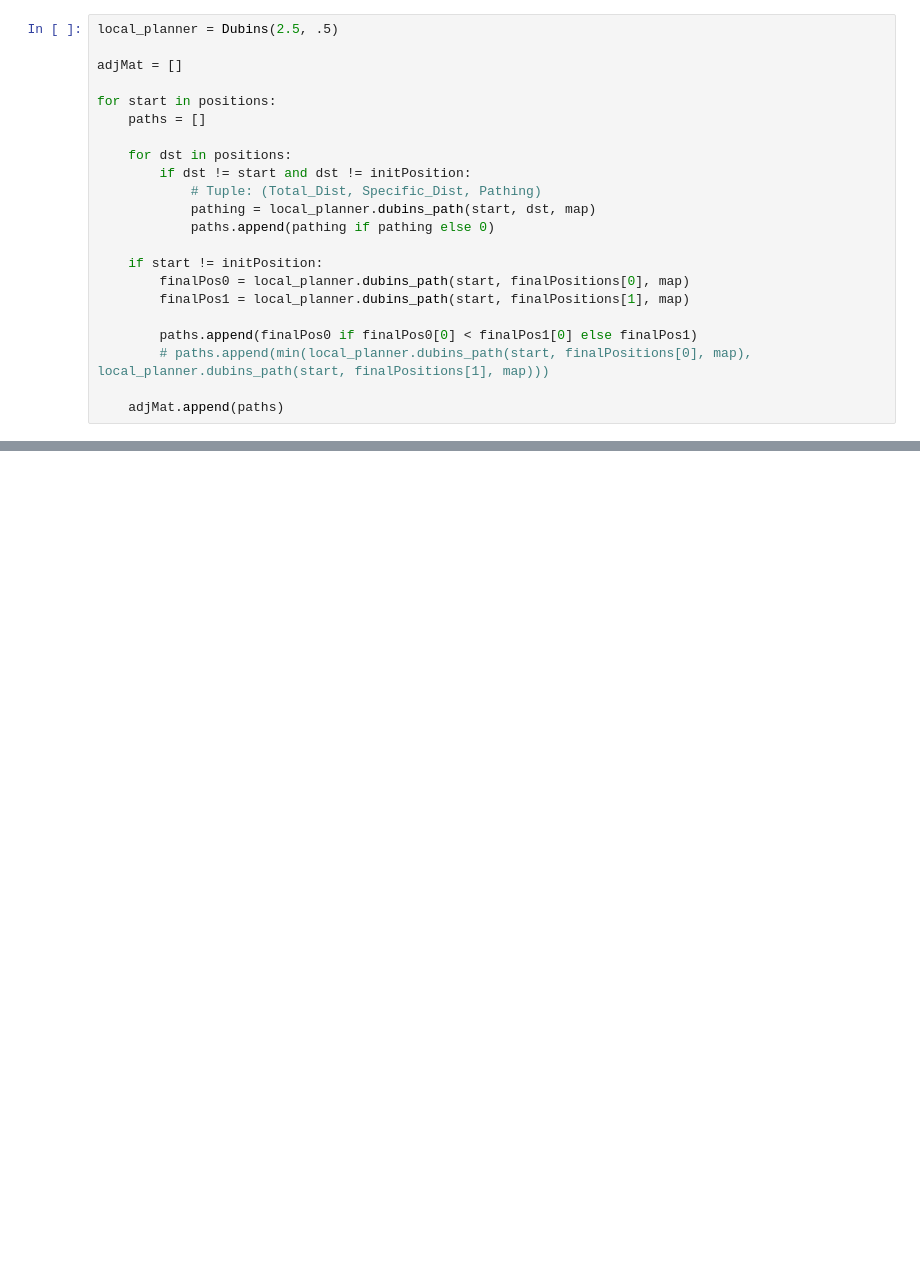
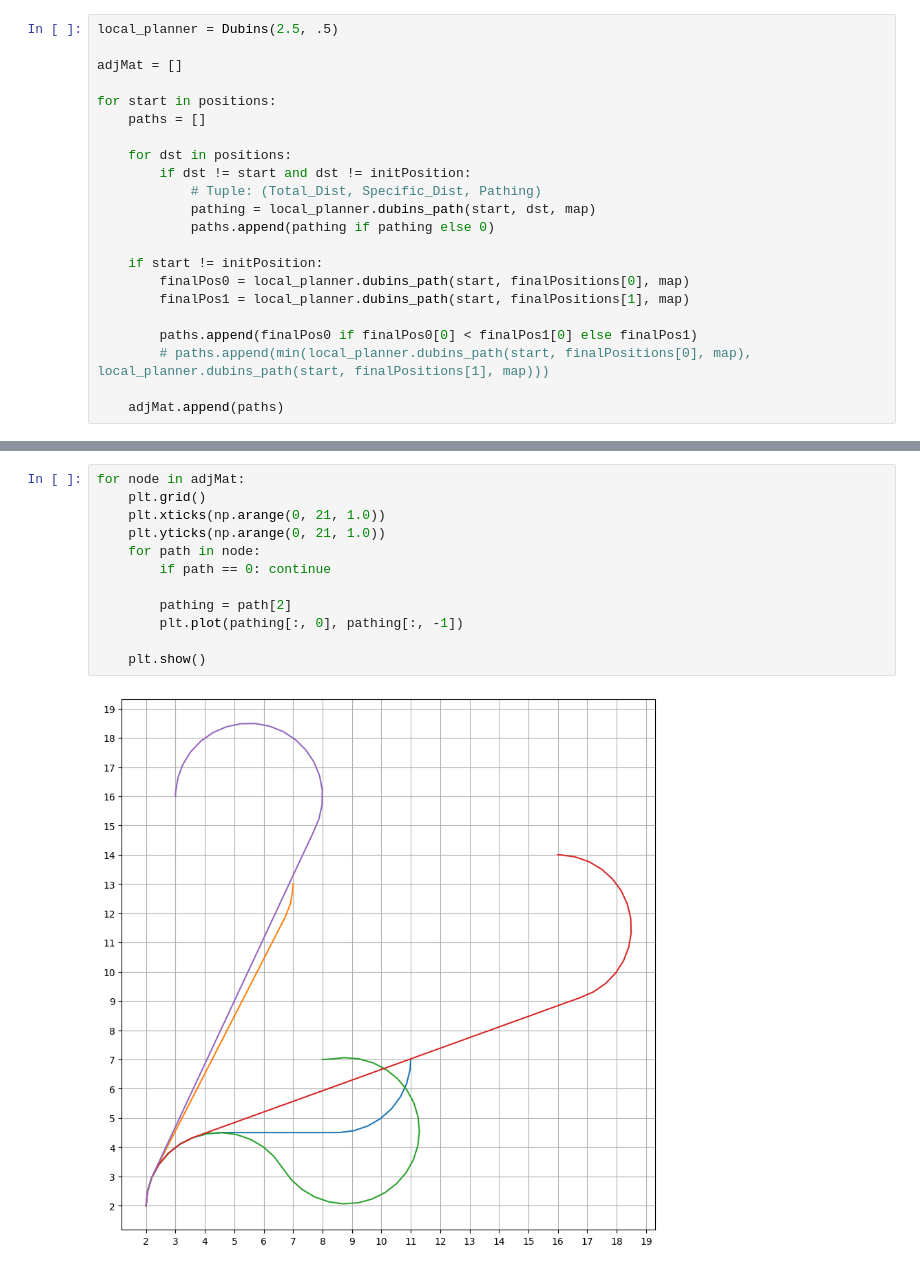
Before and after one commit to SleepHan/SC2079-MDP, a Jupyter notebook: Python/Dubins/RRT-Dubins.ipynb, the cells around one changed output, grey strips where cells are left out. Drawn from its saved outputs; the diff is of its cells as text; blank space fills up the shorter version.

```diff
--- a/Python/Dubins/RRT-Dubins.ipynb
+++ b/Python/Dubins/RRT-Dubins.ipynb
@@ -198,0 +196,14 @@ TypeError: 'int' object is not subscriptable
+# %%
+for node in adjMat:
+    plt.grid()
+    plt.xticks(np.arange(0, 21, 1.0))
+    plt.yticks(np.arange(0, 21, 1.0))
+    for path in node:
+        if path == 0: continue
+
+        pathing = path[2]
+        plt.plot(pathing[:, 0], pathing[:, -1])
+
+    plt.show()
+# %% [output]
+[figure, added]
```
Also changed, not shown: parts of 5 cells of this notebook, 1 other file.
